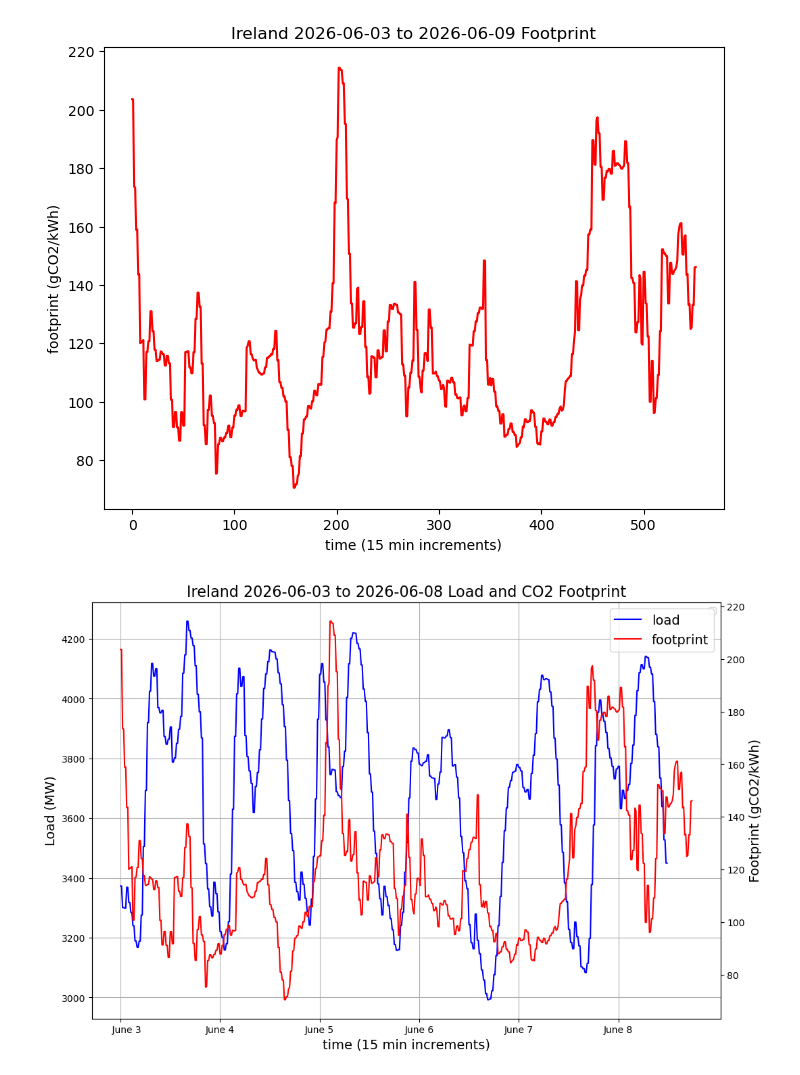
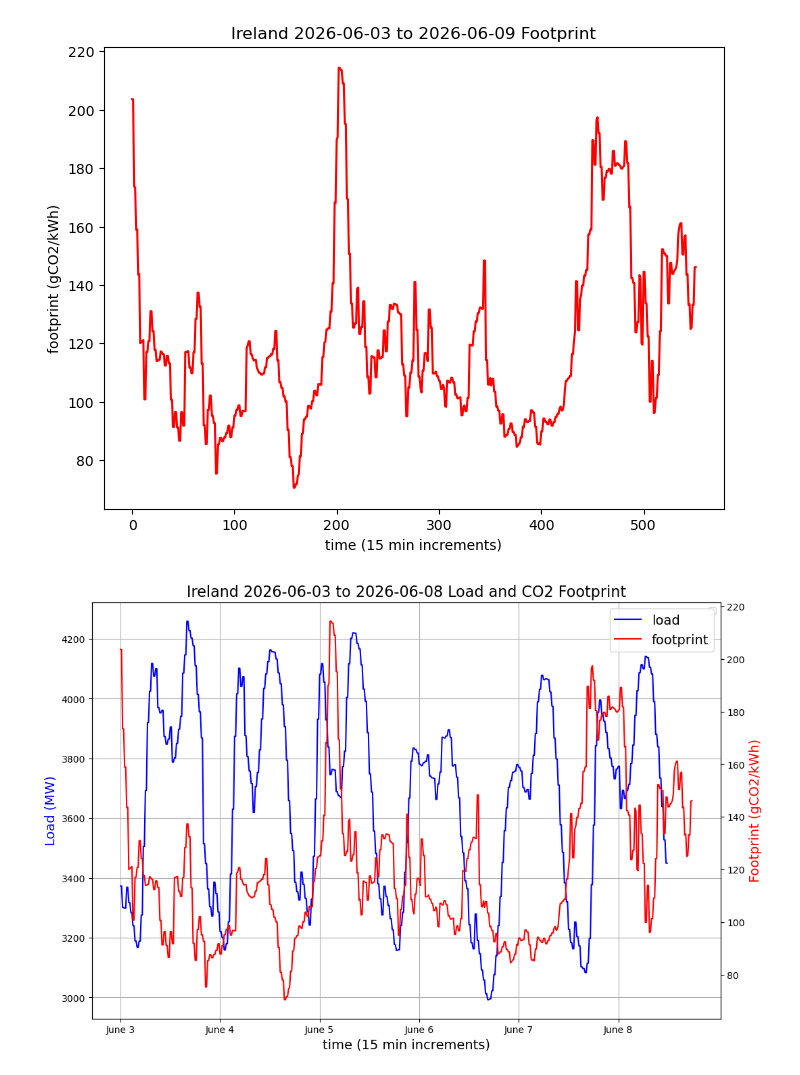
Before and after one commit to tedscott/SideProjects, a Jupyter notebook: E2EGHG/wattnet.ipynb, the cells around one changed output. Saved outputs shown, nothing was run; the diff lists cells and outputs as text; code cells hidden in the pictures.

Commit message:
improved graph

```diff
--- a/E2EGHG/wattnet.ipynb
+++ b/E2EGHG/wattnet.ipynb
@@ -244,29 +244,29 @@ plt.show()
 # %%
 # combine into single plot
 # help for legend from https://stackoverflow.com/questions/5484922/secondary-axis-with-twinx-how-to-add-to-legend
 
 fig, ax1 = plt.subplots(figsize=(12,8)) # initializes figure and plots
 ax2 = ax1.twinx() # applies twinx to ax2, which is the second y axis.
 
 sns.lineplot(data=df_load, x=df_load.index, y='load (MW)', color='blue', ax=ax1, label='load')
 sns.lineplot(data=df_footprint, x=df_footprint.index, y='footprint (gCO2/kWh)', color='red', ax=ax2, label='footprint')
 
 # ask matplotlib for the plotted objects and their labels
 lines, labels = ax1.get_legend_handles_labels()
 lines2, labels2 = ax2.get_legend_handles_labels()
 ax2.legend(lines + lines2, labels + labels2, loc=0, fontsize=14)
 ax1.legend("")
 ax1.grid()
 
 ax1.set_xlabel('time (15 min increments)', fontsize=14)
-ax1.set_ylabel('Load (MW)', fontsize=14)
-ax2.set_ylabel('Footprint (gCO2/kWh)', fontsize=14)
+ax1.set_ylabel('Load (MW)', fontsize=14, color='blue')
+ax2.set_ylabel('Footprint (gCO2/kWh)', fontsize=14, color='red')
 
 ax1.set_xticks(np.arange(0,6*96,96))
 ax1.set_xticklabels(['June 3', 'June 4', 'June 5', 'June 6', 'June 7','June 8'])
 # plt.legend()
 plt.title("Ireland 2026-06-03 to 2026-06-08 Load and CO2 Footprint", fontsize=16)
 
 plt.show()
 # %% [output]
-[figure, old version]
+[figure, new version]
```
Also changed, not shown: parts of 1 cell of this notebook.
